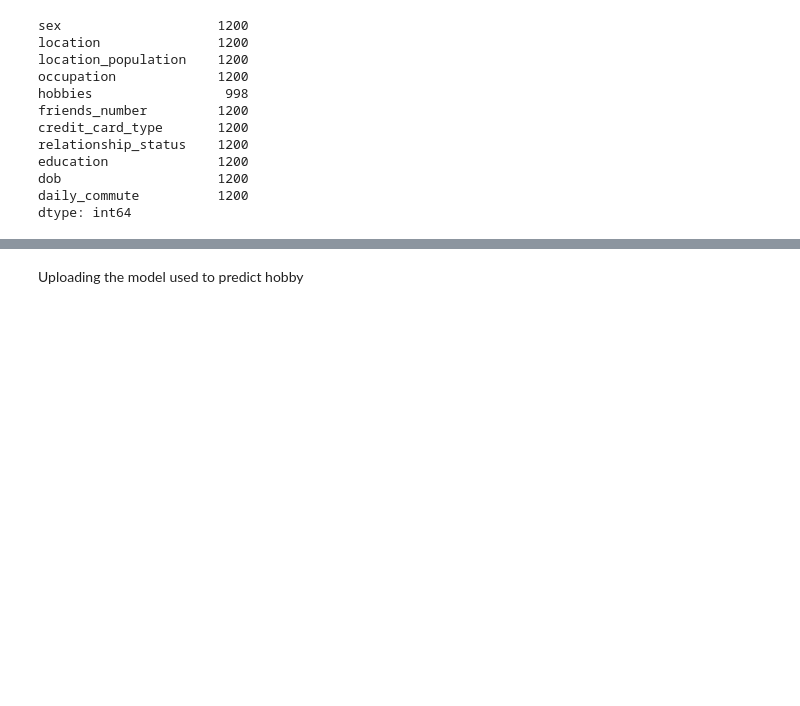
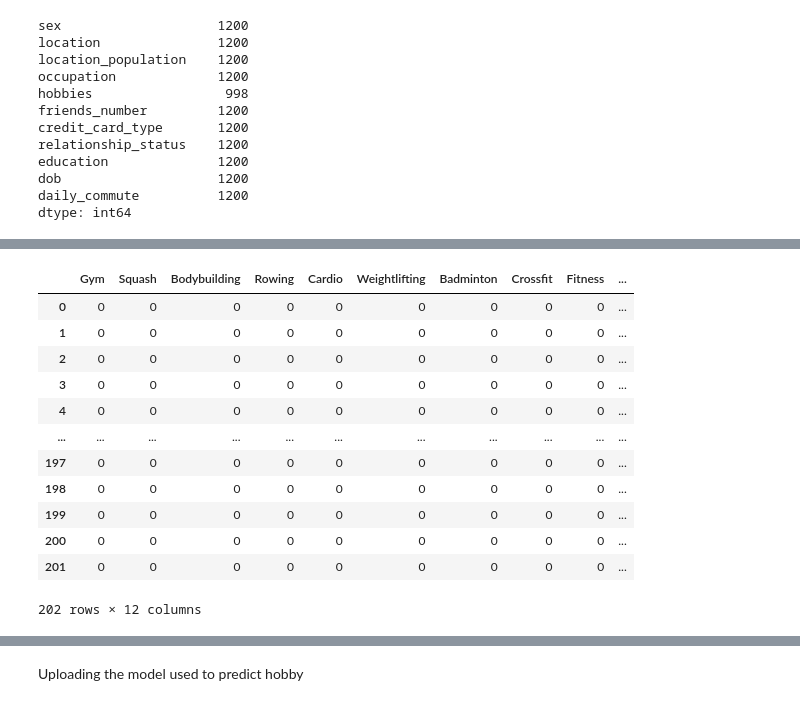
Before and after one commit to Bartoszcz28/Gym_Subscription, a Jupyter notebook: GymSubscription.ipynb, the cells around one changed output, grey strips where cells are left out. Drawn from its saved outputs; the diff is of its cells as text; code cells hidden in the pictures; blank space fills up the shorter version.

```diff
--- a/GymSubscription.ipynb
+++ b/GymSubscription.ipynb
@@ -1221,0 +1236,33 @@ Name: target, Length: 2800, dtype: int64
+# %%
+def predict_hobby(df):
+    with open('models/all_trained_hobby_models.pkl', 'rb') as f:
+        trained_models = pickle.load(f)
+
+    # Niezbędne w celu zachowania poprawnej kolejności kolumn
+    df = df[['location_population', 'friends_number', 'sex', 'education', 'dob',
+       'daily_commute', 'In relationship', 'Married', 'Married with kids',
+       'Single', 'Mastercard', 'Revolut', 'Visa']]
+
+    pred_hobby = pd.DataFrame()
+
+    for hobby, model in trained_models.items():
+        pred = model.predict(df)
+        pred_hobby[hobby] = pred
+
+    return pred_hobby
+# %%
+predict_hobby(t_X_test)
+# %% [output]
+|  | Gym | Squash | Bodybuilding | Rowing | Cardio | Weightlifting | Badminton | Crossfit | Fitness | ... |
+| 0 | 0 | 0 | 0 | 0 | 0 | 0 | 0 | 0 | 0 | ... |
+| 1 | 0 | 0 | 0 | 0 | 0 | 0 | 0 | 0 | 0 | ... |
+| 2 | 0 | 0 | 0 | 0 | 0 | 0 | 0 | 0 | 0 | ... |
+| 3 | 0 | 0 | 0 | 0 | 0 | 0 | 0 | 0 | 0 | ... |
+| 4 | 0 | 0 | 0 | 0 | 0 | 0 | 0 | 0 | 0 | ... |
+| ... | ... | ... | ... | ... | ... | ... | ... | ... | ... | ... |
+| 197 | 0 | 0 | 0 | 0 | 0 | 0 | 0 | 0 | 0 | ... |
+| 198 | 0 | 0 | 0 | 0 | 0 | 0 | 0 | 0 | 0 | ... |
+| 199 | 0 | 0 | 0 | 0 | 0 | 0 | 0 | 0 | 0 | ... |
+| 200 | 0 | 0 | 0 | 0 | 0 | 0 | 0 | 0 | 0 | ... |
+| 201 | 0 | 0 | 0 | 0 | 0 | 0 | 0 | 0 | 0 | ... |
+202 rows × 12 columns
```
Also changed, not shown: parts of 42 cells of this notebook, 1 other file.
